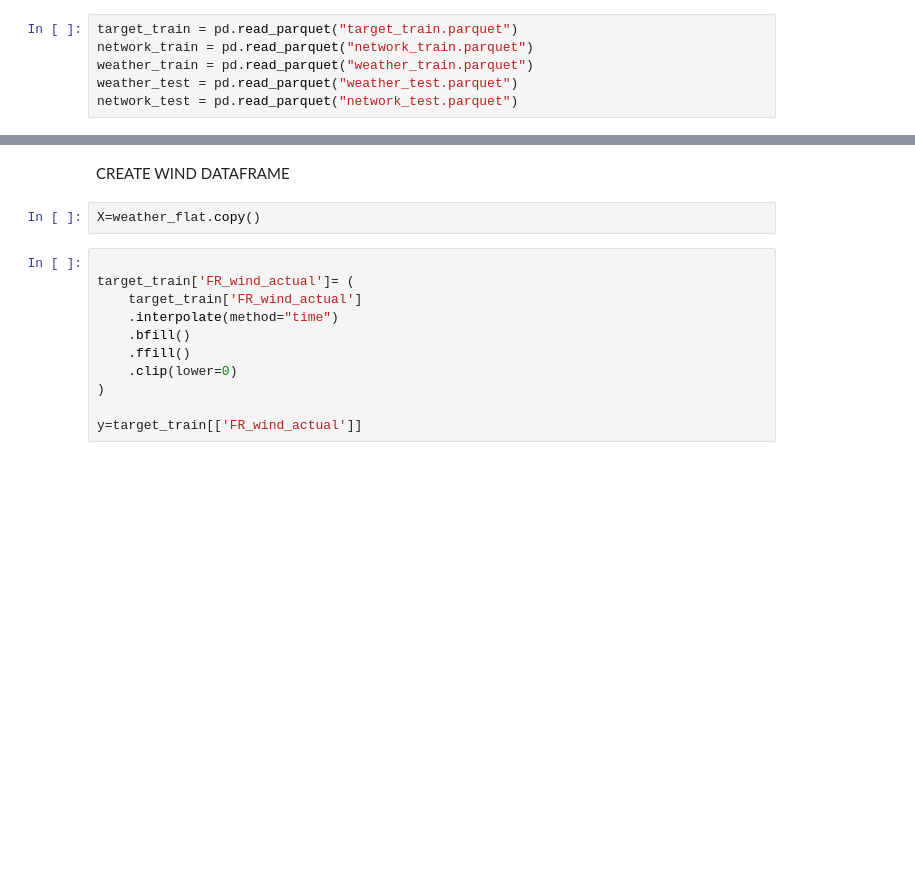
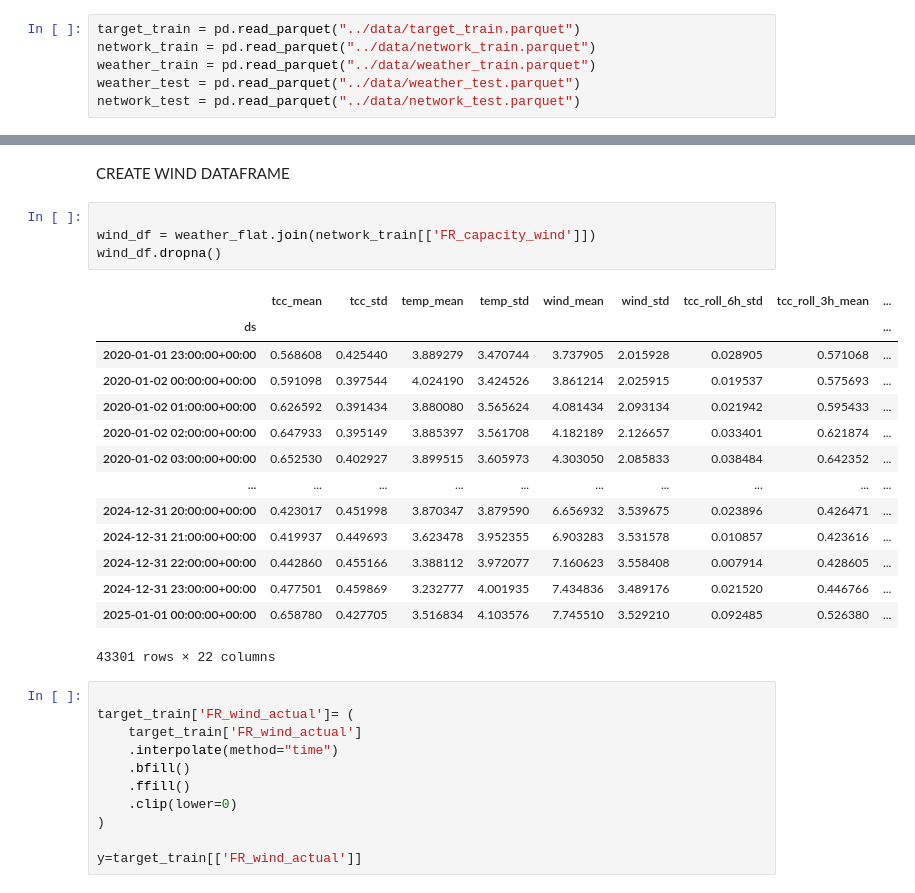
Before and after one commit to Iflorou/Electricity-forecasting-challenge, a Jupyter notebook: notebooks/kpler_wind.ipynb, the cells around one changed output, grey strips where cells are left out. Cells and saved outputs as stored; diff of their text form; blank space fills up the shorter version.

```diff
--- a/notebooks/kpler_wind.ipynb
+++ b/notebooks/kpler_wind.ipynb
@@ -14,9 +17,9 @@ from sklearn.model_selection import RandomizedSearchCV
 # %%
-target_train = pd.read_parquet("target_train.parquet")
-network_train = pd.read_parquet("network_train.parquet")
-weather_train = pd.read_parquet("weather_train.parquet")
-weather_test = pd.read_parquet("weather_test.parquet")
-network_test = pd.read_parquet("network_test.parquet")
+target_train = pd.read_parquet("../data/target_train.parquet")
+network_train = pd.read_parquet("../data/network_train.parquet")
+weather_train = pd.read_parquet("../data/weather_train.parquet")
+weather_test = pd.read_parquet("../data/weather_test.parquet")
+network_test = pd.read_parquet("../data/network_test.parquet")
 # %%
 
 
@@ -261,8 +221,25 @@ weather_flat ['ssrd_std_log'] = np.log1p(weather_flat ['ssrd_std'])
 weather_flat = weather_flat.drop(columns=['ssrd_mean', 'ssrd_std'])
 # %% [markdown]
 CREATE WIND DATAFRAME
-# %%
-X=weather_flat.copy()
+# %%
+
+wind_df = weather_flat.join(network_train[['FR_capacity_wind']])
+wind_df.dropna()
+# %% [output]
+|  | tcc_mean | tcc_std | temp_mean | temp_std | wind_mean | wind_std | tcc_roll_6h_std | tcc_roll_3h_mean | ... |
+| ds |  |  |  |  |  |  |  |  | ... |
+| 2020-01-01 23:00:00+00:00 | 0.568608 | 0.425440 | 3.889279 | 3.470744 | 3.737905 | 2.015928 | 0.028905 | 0.571068 | ... |
+| 2020-01-02 00:00:00+00:00 | 0.591098 | 0.397544 | 4.024190 | 3.424526 | 3.861214 | 2.025915 | 0.019537 | 0.575693 | ... |
+| 2020-01-02 01:00:00+00:00 | 0.626592 | 0.391434 | 3.880080 | 3.565624 | 4.081434 | 2.093134 | 0.021942 | 0.595433 | ... |
+| 2020-01-02 02:00:00+00:00 | 0.647933 | 0.395149 | 3.885397 | 3.561708 | 4.182189 | 2.126657 | 0.033401 | 0.621874 | ... |
+| 2020-01-02 03:00:00+00:00 | 0.652530 | 0.402927 | 3.899515 | 3.605973 | 4.303050 | 2.085833 | 0.038484 | 0.642352 | ... |
+| ... | ... | ... | ... | ... | ... | ... | ... | ... | ... |
+| 2024-12-31 20:00:00+00:00 | 0.423017 | 0.451998 | 3.870347 | 3.879590 | 6.656932 | 3.539675 | 0.023896 | 0.426471 | ... |
+| 2024-12-31 21:00:00+00:00 | 0.419937 | 0.449693 | 3.623478 | 3.952355 | 6.903283 | 3.531578 | 0.010857 | 0.423616 | ... |
+| 2024-12-31 22:00:00+00:00 | 0.442860 | 0.455166 | 3.388112 | 3.972077 | 7.160623 | 3.558408 | 0.007914 | 0.428605 | ... |
+| 2024-12-31 23:00:00+00:00 | 0.477501 | 0.459869 | 3.232777 | 4.001935 | 7.434836 | 3.489176 | 0.021520 | 0.446766 | ... |
+| 2025-01-01 00:00:00+00:00 | 0.658780 | 0.427705 | 3.516834 | 4.103576 | 7.745510 | 3.529210 | 0.092485 | 0.526380 | ... |
+43301 rows × 22 columns
 # %%
 
 target_train['FR_wind_actual']= (
```
Also changed, not shown: parts of 29 cells of this notebook, 6 other files.
